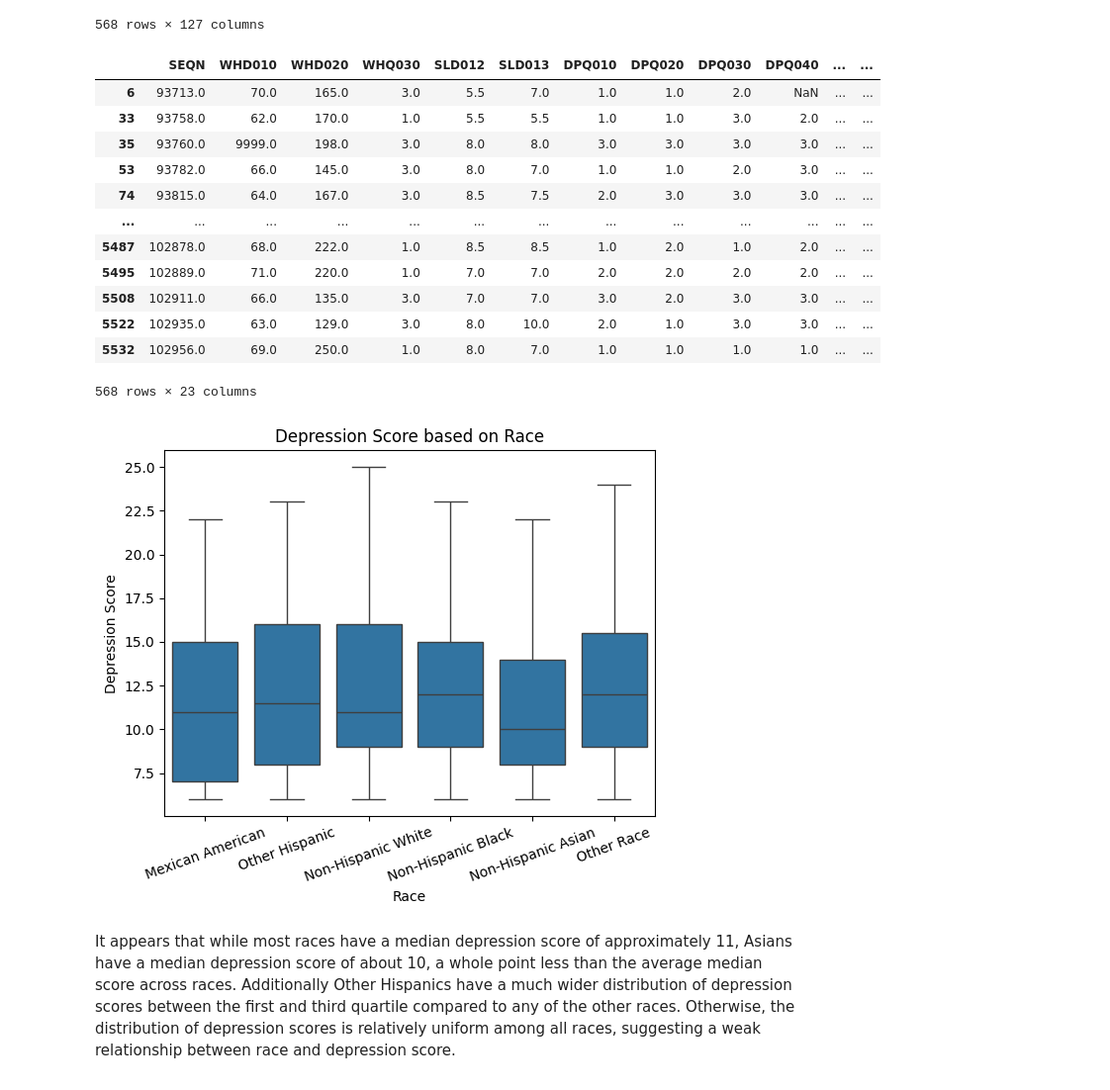
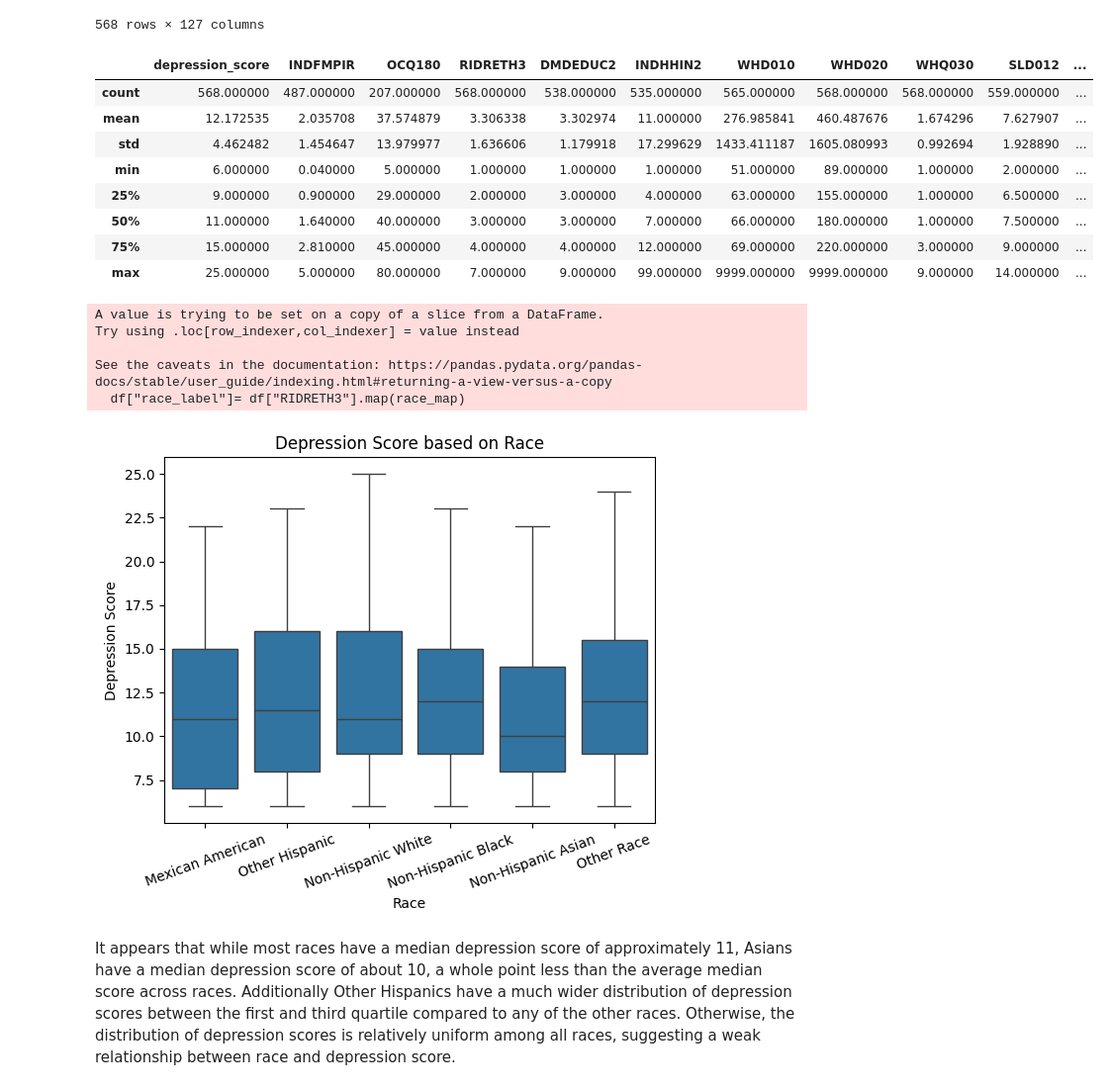
Before and after one commit to aidenjbrown/Intermediate_Data_Science_CS_28, a Jupyter notebook: scripts/EDA.ipynb, the cells around one changed output. Shown at 99% size. Cells and saved outputs as stored; diff of their text form; code cells hidden in the pictures.

Commit message:
Fixed missing summary table and slight edits.

```diff
--- a/scripts/EDA.ipynb
+++ b/scripts/EDA.ipynb
@@ -28,25 +27,25 @@ We did have to create the depression score variable (depression_score) because i
 # %%
 # Importing the data
 
-# from google.colab import drive
-# drive.mount('/content/drive')
+from google.colab import drive
+drive.mount('/content/drive')
 
 import pandas as pd
 
-depression = pd.read_sas('../data/DPQ_J.xpt')
-depression.to_csv('../data/Depression_Scores.csv', index=False)
+depression = pd.read_sas('/content/drive/MyDrive/DataScienceXPTFiles/DPQ_J.xpt')
+depression.to_csv('/content/drive/MyDrive/DataScienceXPTFiles/Depression_Scores.csv', index=False)
 
-income = pd.read_sas('../data/INQ_J.xpt')
-income.to_csv('../data/Income.csv', index=False)
+income = pd.read_sas('/content/drive/MyDrive/DataScienceXPTFiles/INQ_J.xpt')
+income.to_csv('/content/drive/MyDrive/DataScienceXPTFiles/Income.csv', index=False)
 
-demographics = pd.read_sas('../data/DEMO_J.xpt')
-demographics.to_csv('../data/Demographics.csv', index=False)
+demographics = pd.read_sas('/content/drive/MyDrive/DataScienceXPTFiles/DEMO_J.xpt')
+demographics.to_csv('/content/drive/MyDrive/DataScienceXPTFiles/Demographics.csv', index=False)
 
-sleep = pd.read_sas('../data/SLQ_J.xpt')
-sleep.to_csv('../data/Sleep.csv', index=False)
+sleep = pd.read_sas('/content/drive/MyDrive/DataScienceXPTFiles/SLQ_J.xpt')
+sleep.to_csv('/content/drive/MyDrive/DataScienceXPTFiles/Sleep.csv', index=False)
 
-occupation = pd.read_sas('../data/OCQ_J.xpt')
-occupation.to_csv('../data/Occupation.csv', index=False)
+occupation = pd.read_sas('/content/drive/MyDrive/DataScienceXPTFiles/OCQ_J.xpt')
+occupation.to_csv('/content/drive/MyDrive/DataScienceXPTFiles/Occupation.csv', index=False)
 
-weight = pd.read_sas('../data/WHQ_J.xpt')
-weight.to_csv('../data/Weight.csv', index=False)
+weight = pd.read_sas('/content/drive/MyDrive/DataScienceXPTFiles/WHQ_J.xpt')
+weight.to_csv('/content/drive/MyDrive/DataScienceXPTFiles/Weight.csv', index=False)
@@ -98,8 +99,9 @@ df[depression_cols] = df[depression_cols].apply(lambda x: x.where(x.between(0, 3
 
 # Before calculating the depression score, we need to reformat the data so that it is no longer in scientific notation (a quirk of the original .xpt file)
 
-# Operating only on the depression columns.
+# Operating only on the depression and IMDFMPIR columns.
 df[depression_cols] = df[depression_cols].mask(df[depression_cols].abs() < 1e-10)
+df["INDFMPIR"] = df["INDFMPIR"].mask(df["INDFMPIR"].abs() < 1e-10)
 
 
 
@@ -152,23 +159,19 @@ df
 # %%
 # Now it is time to drop all of the variables we don't need
 
 columns_we_want = ["SEQN","WHD010","WHD020", "WHQ030", "SLD012", "SLD013", "DPQ010", "DPQ020", "DPQ030", "DPQ040", "DPQ050", "DPQ060", "DPQ070", "DPQ080", "DPQ090", "RIAGENDR", "RIDRETH3", "INDHHIN2", "INDFMPIR", "DMDEDUC2", "DMDEDUC3", "OCQ180", "depression_score"]
 df = df[columns_we_want]
-df
+df[["depression_score", "INDFMPIR", "OCQ180", "RIDRETH3", "DMDEDUC2","INDHHIN2","WHD010","WHD020", "WHQ030", "SLD012", "SLD013"]].describe()
 # %% [output]
-|  | SEQN | WHD010 | WHD020 | WHQ030 | SLD012 | SLD013 | DPQ010 | DPQ020 | DPQ030 | DPQ040 | ... | ... |
-| 6 | 93713.0 | 70.0 | 165.0 | 3.0 | 5.5 | 7.0 | 1.0 | 1.0 | 2.0 | NaN | ... | ... |
-| 33 | 93758.0 | 62.0 | 170.0 | 1.0 | 5.5 | 5.5 | 1.0 | 1.0 | 3.0 | 2.0 | ... | ... |
-| 35 | 93760.0 | 9999.0 | 198.0 | 3.0 | 8.0 | 8.0 | 3.0 | 3.0 | 3.0 | 3.0 | ... | ... |
-| 53 | 93782.0 | 66.0 | 145.0 | 3.0 | 8.0 | 7.0 | 1.0 | 1.0 | 2.0 | 3.0 | ... | ... |
-| 74 | 93815.0 | 64.0 | 167.0 | 3.0 | 8.5 | 7.5 | 2.0 | 3.0 | 3.0 | 3.0 | ... | ... |
-| ... | ... | ... | ... | ... | ... | ... | ... | ... | ... | ... | ... | ... |
-| 5487 | 102878.0 | 68.0 | 222.0 | 1.0 | 8.5 | 8.5 | 1.0 | 2.0 | 1.0 | 2.0 | ... | ... |
-| 5495 | 102889.0 | 71.0 | 220.0 | 1.0 | 7.0 | 7.0 | 2.0 | 2.0 | 2.0 | 2.0 | ... | ... |
-| 5508 | 102911.0 | 66.0 | 135.0 | 3.0 | 7.0 | 7.0 | 3.0 | 2.0 | 3.0 | 3.0 | ... | ... |
-| 5522 | 102935.0 | 63.0 | 129.0 | 3.0 | 8.0 | 10.0 | 2.0 | 1.0 | 3.0 | 3.0 | ... | ... |
-| 5532 | 102956.0 | 69.0 | 250.0 | 1.0 | 8.0 | 7.0 | 1.0 | 1.0 | 1.0 | 1.0 | ... | ... |
+|  | depression_score | INDFMPIR | OCQ180 | RIDRETH3 | DMDEDUC2 | INDHHIN2 | WHD010 | WHD020 | WHQ030 | SLD012 | ... |
+| count | 568.000000 | 487.000000 | 207.000000 | 568.000000 | 538.000000 | 535.000000 | 565.000000 | 568.000000 | 568.000000 | 559.000000 | ... |
+| mean | 12.172535 | 2.035708 | 37.574879 | 3.306338 | 3.302974 | 11.000000 | 276.985841 | 460.487676 | 1.674296 | 7.627907 | ... |
+| std | 4.462482 | 1.454647 | 13.979977 | 1.636606 | 1.179918 | 17.299629 | 1433.411187 | 1605.080993 | 0.992694 | 1.928890 | ... |
+| min | 6.000000 | 0.040000 | 5.000000 | 1.000000 | 1.000000 | 1.000000 | 51.000000 | 89.000000 | 1.000000 | 2.000000 | ... |
+| 25% | 9.000000 | 0.900000 | 29.000000 | 2.000000 | 3.000000 | 4.000000 | 63.000000 | 155.000000 | 1.000000 | 6.500000 | ... |
+| 50% | 11.000000 | 1.640000 | 40.000000 | 3.000000 | 3.000000 | 7.000000 | 66.000000 | 180.000000 | 1.000000 | 7.500000 | ... |
+| 75% | 15.000000 | 2.810000 | 45.000000 | 4.000000 | 4.000000 | 12.000000 | 69.000000 | 220.000000 | 3.000000 | 9.000000 | ... |
+| max | 25.000000 | 5.000000 | 80.000000 | 7.000000 | 9.000000 | 99.000000 | 9999.000000 | 9999.000000 | 9.000000 | 14.000000 | ... |
-568 rows × 23 columns
 # %%
 import seaborn as sns
 import matplotlib.pyplot as plt
@@ -203,6 +206,11 @@ plt.xticks(rotation=20)
 
 plt.show()
 # %% [output]
+A value is trying to be set on a copy of a slice from a DataFrame.
+Try using .loc[row_indexer,col_indexer] = value instead
+
+See the caveats in the documentation: https://pandas.pydata.org/pandas-docs/stable/user_guide/indexing.html#returning-a-view-versus-a-copy
+  df["race_label"]= df["RIDRETH3"].map(race_map)
 [figure]
 # %% [markdown]
 It appears that while most races have a median depression score of approximately 11, Asians have a median depression score of about 10, a whole point less than the average median score across races. Additionally Other Hispanics have a much wider distribution of depression scores between the first and third quartile compared to any of the other races. Otherwise, the distribution of depression scores is relatively uniform among all races, suggesting a weak relationship between race and depression score.
```
Also changed, not shown: parts of 7 cells of this notebook.
